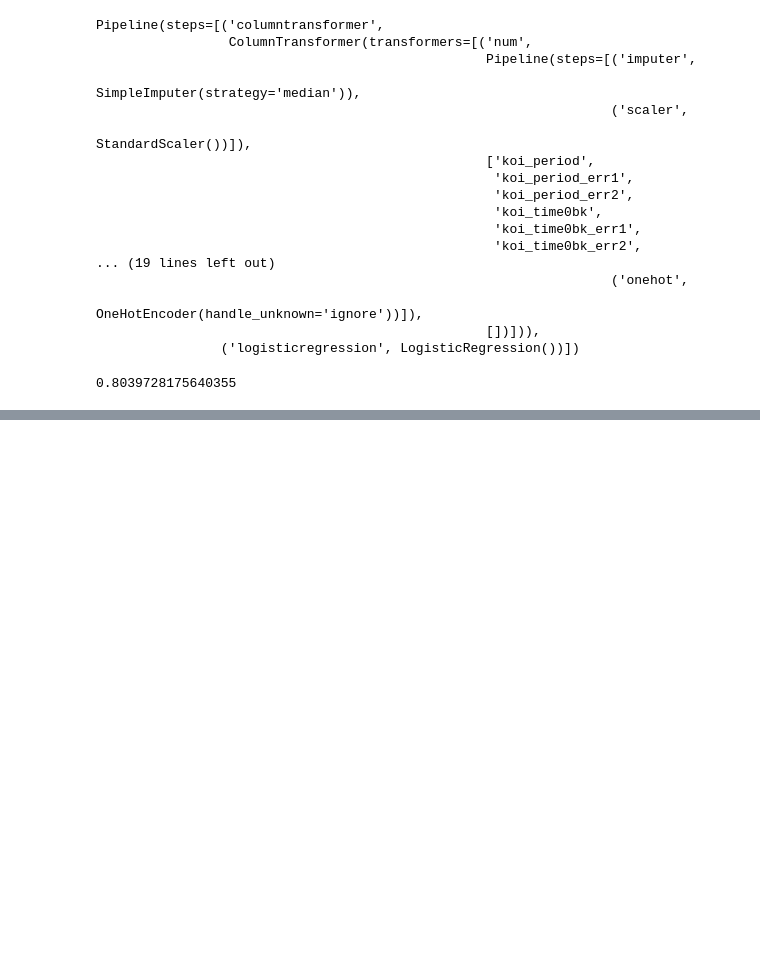
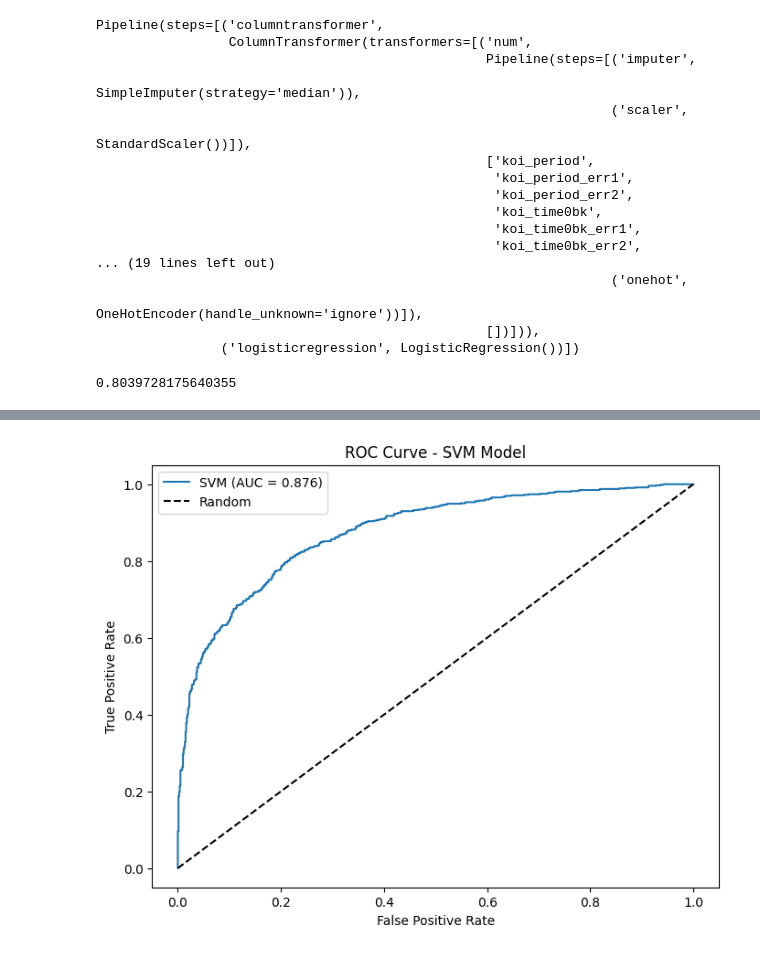
Before and after one commit to Edible-o7/Machine-Learning, a Jupyter notebook: Exoplanets.ipynb, the cells around one changed output, grey strips where cells are left out. Saved outputs shown, nothing was run; the diff lists cells and outputs as text; code cells hidden in the pictures; blank space fills up the shorter version.

```diff
--- a/Exoplanets.ipynb
+++ b/Exoplanets.ipynb
@@ -243,0 +279,9 @@ Confusion matrix:
+# %%
+# Create an SVM model: preprocess + model like before
+SVM_model = make_pipeline(preprocessor, SVC(kernel='rbf', probability=True, random_state=42))
+
+# Fit the model to the training data
+SVM_model.fit(X_train, y_train)
+
+# Make predictions
+SVM_pred = SVM_model.predict(X_test)
@@ -243,0 +293,9 @@ Confusion matrix:
+# %%
+y_pred_SVM = SVM_model.predict(X_val)
+y_prob_SVM = SVM_model.predict_proba(X_val)[:, 1]
+
+print("\n=== SVM Evaluation ===")
+print(classification_report(y_val, y_pred_SVM))
+
+cmSVM = confusion_matrix(y_val, y_pred_SVM)
+print("Confusion matrix:\n", cmSVM)
@@ -243,0 +316,16 @@ Confusion matrix:
+# %%
+# Get ROC data
+fpr_SVM, tpr_SVM, _ = roc_curve(y_val, y_prob_SVM)
+auc_SVM = roc_auc_score(y_val, y_prob_SVM)
+
+# Plotting ROC for the SVM model
+plt.figure(figsize=(8,6))
+plt.plot(fpr_SVM, tpr_SVM, label=f'SVM (AUC = {auc_SVM:.3f})')
+plt.plot([0,1], [0,1], 'k--', label='Random')
+plt.xlabel('False Positive Rate')
+plt.ylabel('True Positive Rate')
+plt.title('ROC Curve - SVM Model')
+plt.legend()
+plt.show()
+# %% [output]
+[figure, added]
```
Also changed, not shown: parts of 8 cells of this notebook.
